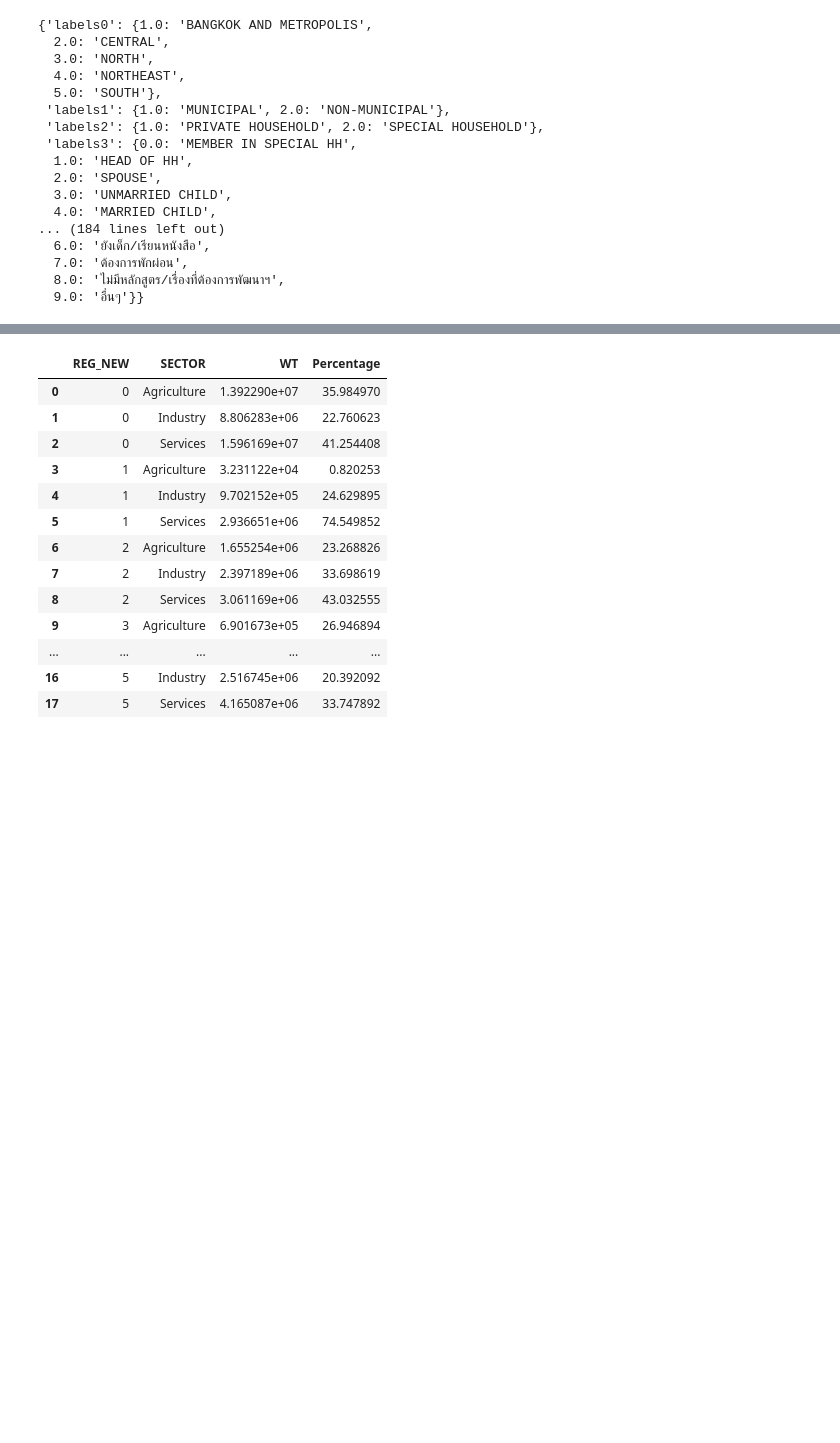
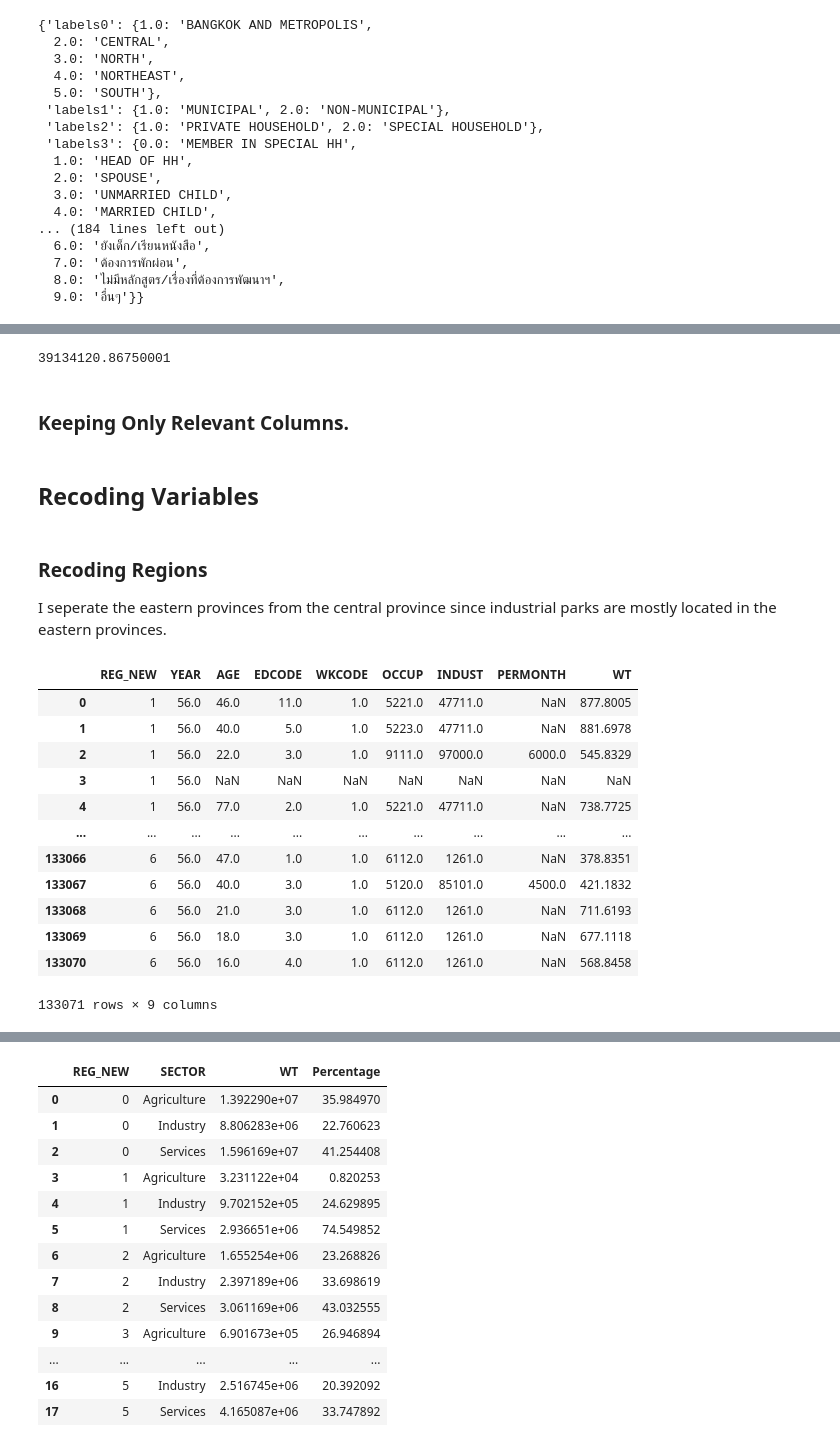
Before and after one commit to PhakphumJ/Thesis_code, a Jupyter notebook: LFS_code.ipynb, the cells around one changed output, grey strips where cells are left out. Saved outputs shown, nothing was run; the diff lists cells and outputs as text; code cells hidden in the pictures; blank space fills up the shorter version.

```diff
--- a/LFS_code.ipynb
+++ b/LFS_code.ipynb
@@ -112,8 +91,0 @@ LFS_56_Q1
-# %%
-## move REG_NEW to the first column, drop REG.
-cols = LFS_56_Q1.columns.tolist()
-cols = cols[-1:] + cols[:-1]
-LFS_56_Q1 = LFS_56_Q1[cols]
-
-## drop REG.
-LFS_56_Q1 = LFS_56_Q1.drop(columns = ["REG"])
@@ -197,0 +127,9 @@ def exclude_not_LF(LFS_df): # drop WKCODE == 06-07 or >= 09.
+# %%
+## Check the total labor force (sum WT)
+LFS_56_Q1["WT"].sum()
+
+# correct!
+# %% [output]
+39134120.86750001
+# %% [markdown]
+### Keeping Only Relevant Columns.
@@ -197,0 +139,38 @@ def exclude_not_LF(LFS_df): # drop WKCODE == 06-07 or >= 09.
+# %% [markdown]
+## Recoding Variables
+# %% [markdown]
+### Recoding Regions
+I seperate the eastern provinces from the central province since industrial parks are mostly located in the eastern provinces.
+# %%
+## Import new province code.
+New_province = pd.read_csv("D:\Onedrive-CEU\OneDrive - Central European University\CEU\Thesis\Thesis_code\Data\Province_code.csv")
+
+## Merge with LFS.
+LFS_56_Q1 = pd.merge(LFS_56_Q1, New_province[["REG_NEW", "CWD"]], how = 'left', left_on = 'CWD', right_on = 'CWD')
+
+## move REG_NEW to the first column, drop REG.
+cols = LFS_56_Q1.columns.tolist()
+cols = cols[-1:] + cols[:-1]
+LFS_56_Q1 = LFS_56_Q1[cols]
+
+## drop REG and CWD
+LFS_56_Q1 = LFS_56_Q1.drop(columns = ["REG", "CWD"])
+
+## remove the unused dataframe.
+del New_province
+
+LFS_56_Q1
+# %% [output]
+|  | REG_NEW | YEAR | AGE | EDCODE | WKCODE | OCCUP | INDUST | PERMONTH | WT |
+| 0 | 1 | 56.0 | 46.0 | 11.0 | 1.0 | 5221.0 | 47711.0 | NaN | 877.8005 |
+| 1 | 1 | 56.0 | 40.0 | 5.0 | 1.0 | 5223.0 | 47711.0 | NaN | 881.6978 |
+| 2 | 1 | 56.0 | 22.0 | 3.0 | 1.0 | 9111.0 | 97000.0 | 6000.0 | 545.8329 |
+| 3 | 1 | 56.0 | NaN | NaN | NaN | NaN | NaN | NaN | NaN |
+| 4 | 1 | 56.0 | 77.0 | 2.0 | 1.0 | 5221.0 | 47711.0 | NaN | 738.7725 |
+| ... | ... | ... | ... | ... | ... | ... | ... | ... | ... |
+| 133066 | 6 | 56.0 | 47.0 | 1.0 | 1.0 | 6112.0 | 1261.0 | NaN | 378.8351 |
+| 133067 | 6 | 56.0 | 40.0 | 3.0 | 1.0 | 5120.0 | 85101.0 | 4500.0 | 421.1832 |
+| 133068 | 6 | 56.0 | 21.0 | 3.0 | 1.0 | 6112.0 | 1261.0 | NaN | 711.6193 |
+| 133069 | 6 | 56.0 | 18.0 | 3.0 | 1.0 | 6112.0 | 1261.0 | NaN | 677.1118 |
+| 133070 | 6 | 56.0 | 16.0 | 4.0 | 1.0 | 6112.0 | 1261.0 | NaN | 568.8458 |
+133071 rows × 9 columns
```
Also changed, not shown: parts of 26 cells of this notebook.
